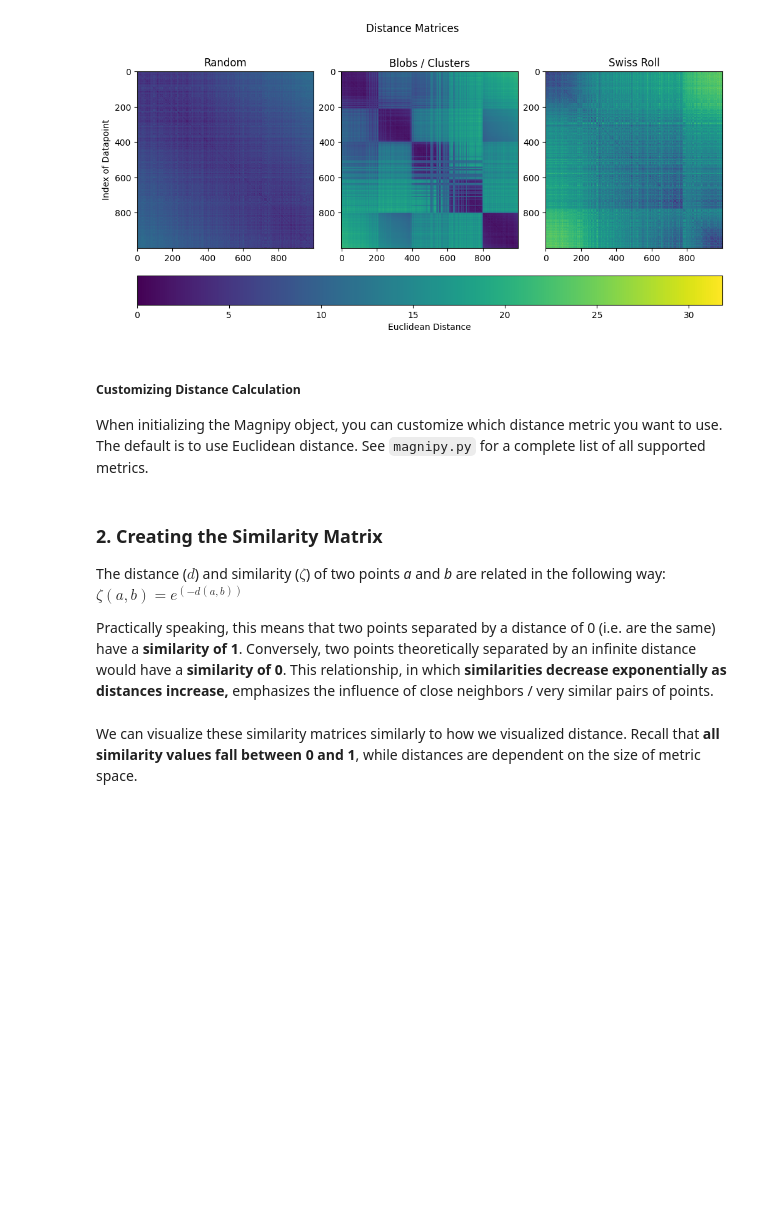
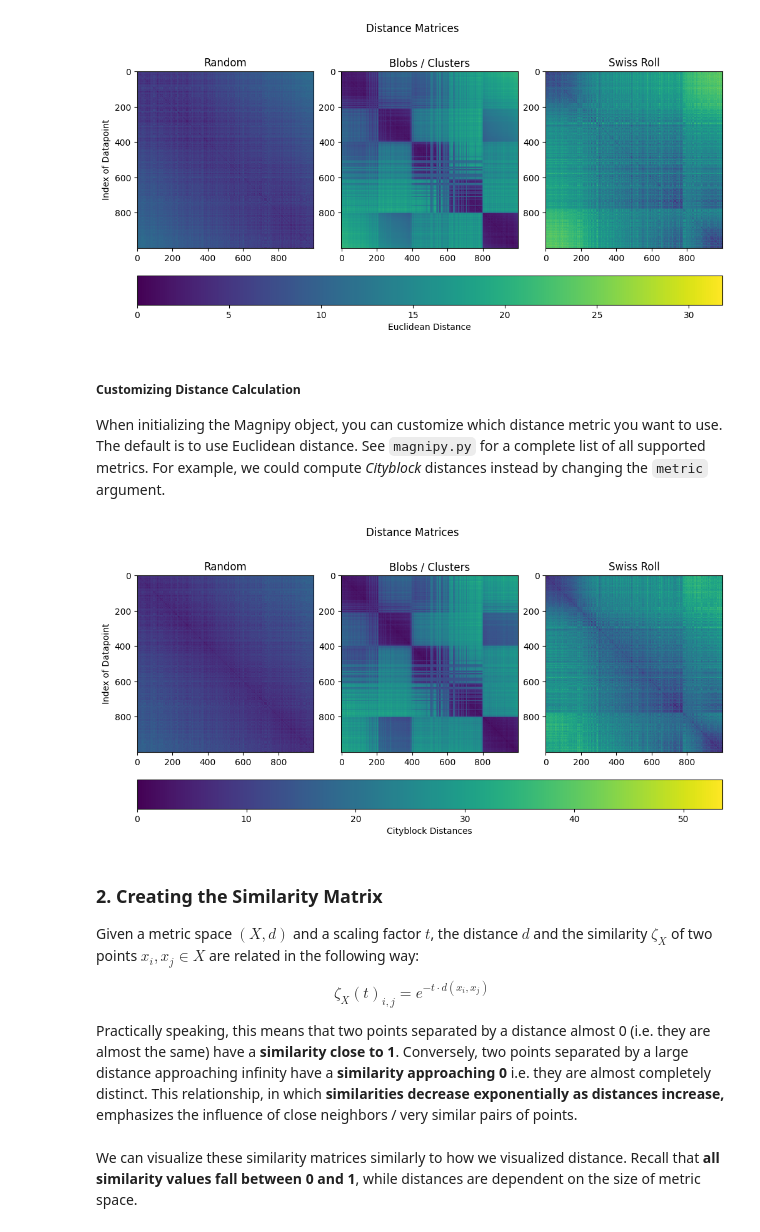
Before and after one commit to aidos-lab/magnipy, a Jupyter notebook: notebooks/magnipy_tutorial.ipynb, the cells around one changed output. Drawn from its saved outputs; the diff is of its cells as text; code cells hidden in the pictures; blank space fills up the shorter version.

```diff
--- a/notebooks/magnipy_tutorial.ipynb
+++ b/notebooks/magnipy_tutorial.ipynb
@@ -51,6 +48,7 @@ We can now call the Magnipy methods on each of these instances. Computing and vi
 # %%
 # Plotting magnitude
 for mag in mags:
+    mag_values, ts = mag.get_magnitude()
     mag.plot_magnitude_function()
 plt.legend(loc='center left', bbox_to_anchor=(1, 0.5))
 plt.autoscale(enable=True, axis='both', tight=True)
@@ -95,13 +93,24 @@ plot_matrix_heatmaps([rando_dist, blob_dist, swiss_dist], distance=True)
 # %% [markdown]
 ##### Customizing Distance Calculation
 
-When initializing the Magnipy object, you can customize which distance metric you want to use. The default is to use Euclidean distance. See `magnipy.py` for a complete list of all supported metrics.
+When initializing the Magnipy object, you can customize which distance metric you want to use. The default is to use Euclidean distance. See `magnipy.py` for a complete list of all supported metrics. For example, we could compute *Cityblock* distances instead by changing the `metric` argument.
+# %%
+rando = Magnipy(rando_data, name='Random', metric='cityblock')
+blobs = Magnipy(blobs_data, name='Clustered/Blobs', metric='cityblock')
+swiss_roll = Magnipy(sr_data, name='Swiss Roll', metric='cityblock')
+mags_l1 = [rando, blobs, swiss_roll]
+dist_l1 = [mag.get_dist() for mag in mags_l1]
+plot_matrix_heatmaps(dist_l1, distance=True, metric = "Cityblock Distances")
+# %% [output]
+[figure, added]
 # %% [markdown]
 ### 2. Creating the Similarity Matrix
 
-The distance ($d$) and similarity ($\zeta$) of two points _a_ and _b_ are related in the following way: $\zeta(a, b) = e^{(-d(a,b))}$
+Given a metric space $(X, d)$ and a scaling factor $t$, the distance $d$ and the similarity $\zeta_X$ of two points $x_i, x_j \in X$ are related in the following way:
 
-Practically speaking, this means that two points separated by a distance of 0 (i.e. are the same) have a **similarity of 1**. Conversely, two points theoretically separated by an infinite distance would have a **similarity of 0**. This relationship, in which **similarities decrease exponentially as distances increase,** emphasizes the influence of close neighbors / very similar pairs of points.
+$$\zeta_X(t)_{i,j} = e^{-t \cdot d(x_i,x_j)}$$
+
+Practically speaking, this means that two points separated by a distance almost 0 (i.e. they are almost the same) have a **similarity close to 1**. Conversely, two points separated by a large distance approaching infinity have a **similarity approaching 0** i.e. they are almost completely distinct. This relationship, in which **similarities decrease exponentially as distances increase,** emphasizes the influence of close neighbors / very similar pairs of points.
 # %%
 # Computing similarity matrices
 rando_sim = rando.get_similarity_matrix()
```
Also changed, not shown: parts of 14 cells of this notebook, 3 other files.
